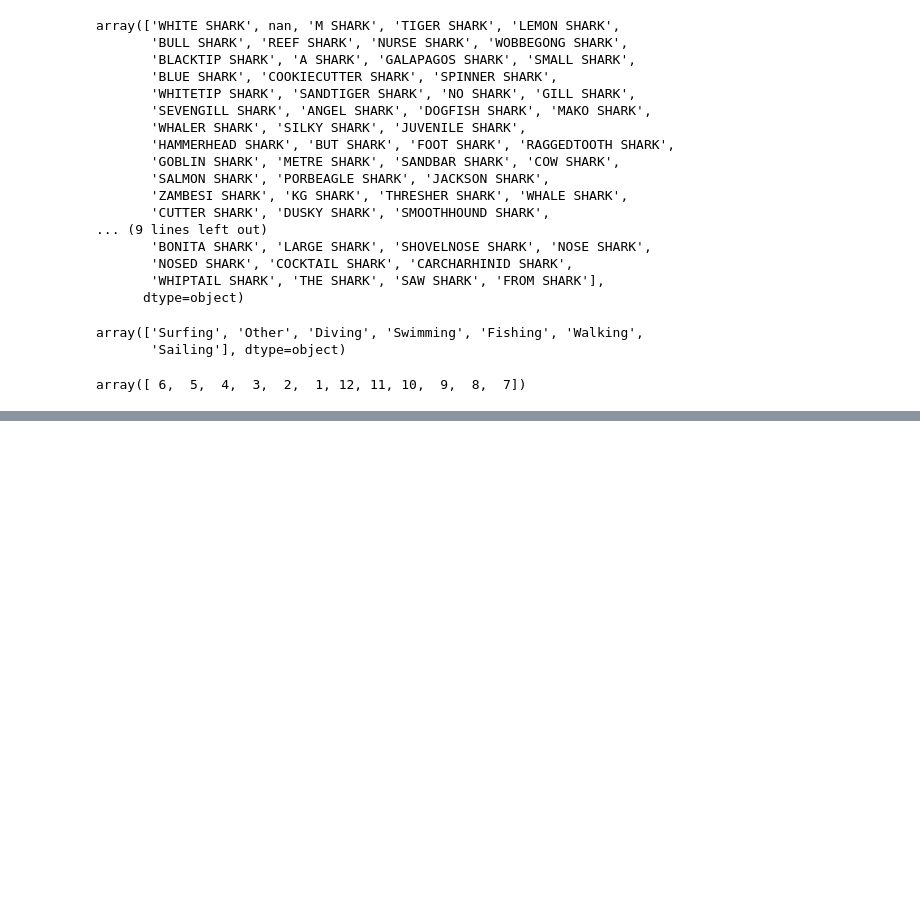
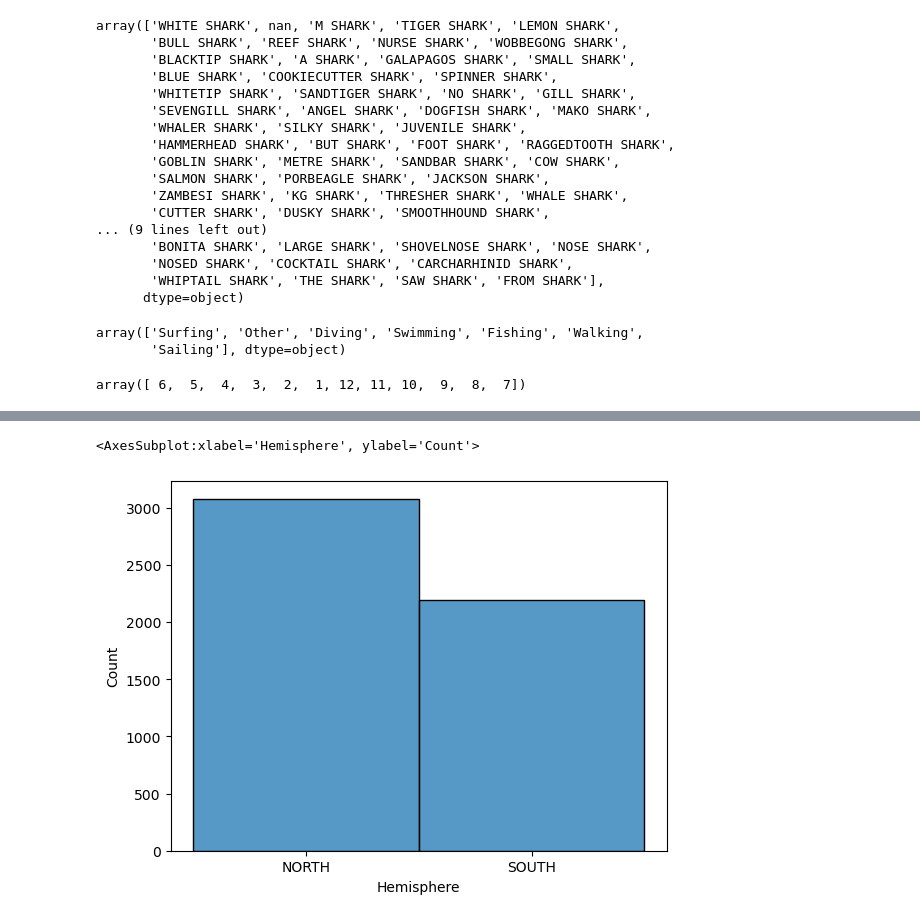
Before and after one commit to bernatbellmunt/ironh_project1, a Jupyter notebook: clean.ipynb, the cells around one changed output, grey strips where cells are left out. Cells and saved outputs as stored; diff of their text form; code cells hidden in the pictures; blank space fills up the shorter version.

```diff
--- a/clean.ipynb
+++ b/clean.ipynb
@@ -372,0 +390,5 @@ df.to_csv("sharkprova.csv")
+# %%
+sns.histplot(df, x="Hemisphere")
+# %% [output]
+<AxesSubplot:xlabel='Hemisphere', ylabel='Count'>
+[figure, added]
```
Also changed, not shown: parts of 10 cells of this notebook.
